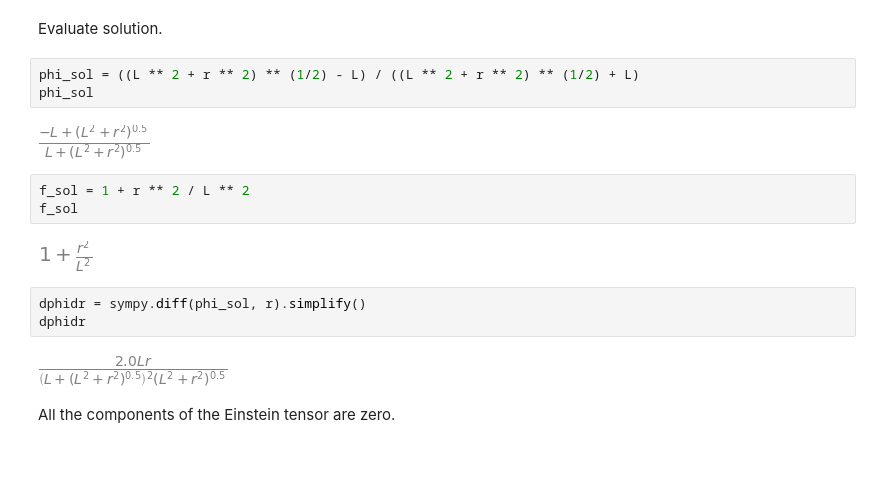
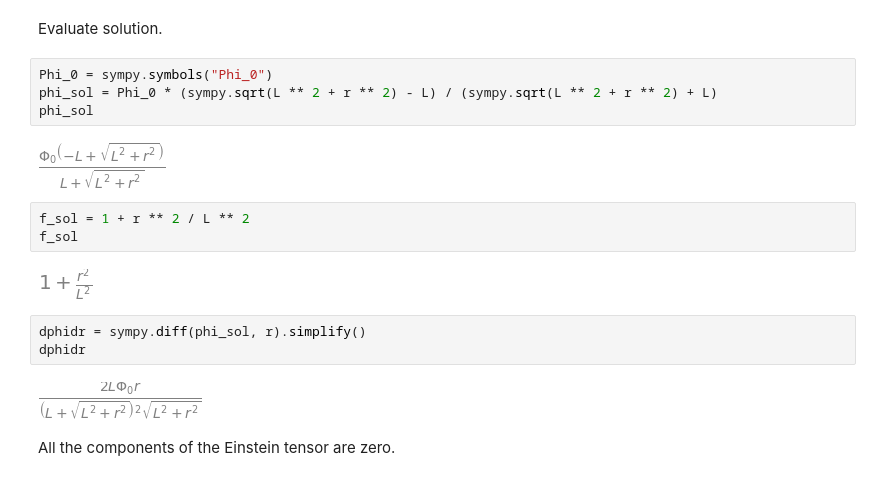
Before and after one commit to jchryssanthacopoulos/wormholes, a Jupyter notebook: einstein_maxwell_ads4_euclidean.ipynb, the cells around one changed output. Cells and saved outputs as stored; diff of their text form.

```diff
--- a/einstein_maxwell_ads4_euclidean.ipynb
+++ b/einstein_maxwell_ads4_euclidean.ipynb
@@ -113,10 +114,11 @@ $\displaystyle \left[\begin{matrix}\frac{3 L^{2} \left(r^{2} f{\left(r \right)}
 # %% [markdown]
 Evaluate solution.
 # %%
-phi_sol = ((L ** 2 + r ** 2) ** (1/2) - L) / ((L ** 2 + r ** 2) ** (1/2) + L)
+Phi_0 = sympy.symbols("Phi_0")
+phi_sol = Phi_0 * (sympy.sqrt(L ** 2 + r ** 2) - L) / (sympy.sqrt(L ** 2 + r ** 2) + L)
 phi_sol
 # %% [output]
-[figure, old version]
+[figure, new version]
 # %%
 f_sol = 1 + r ** 2 / L ** 2
 f_sol
@@ -126,7 +128,7 @@ f_sol
 dphidr = sympy.diff(phi_sol, r).simplify()
 dphidr
 # %% [output]
-[figure, old version]
+[figure, new version]
 # %% [markdown]
 All the components of the Einstein tensor are zero.
 # %%
```
Also changed, not shown: parts of 26 cells of this notebook.
